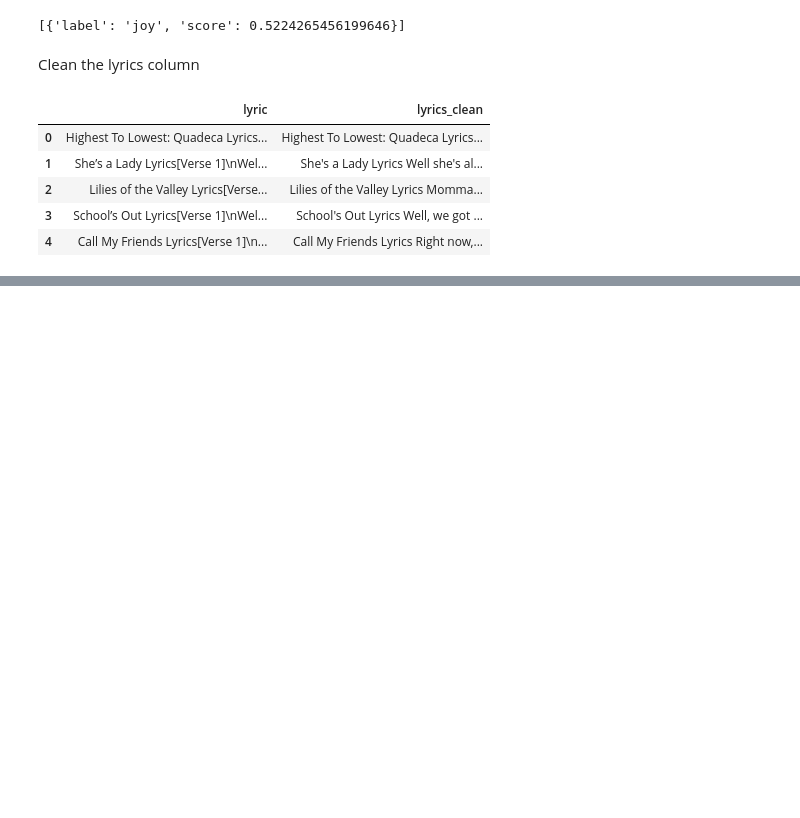
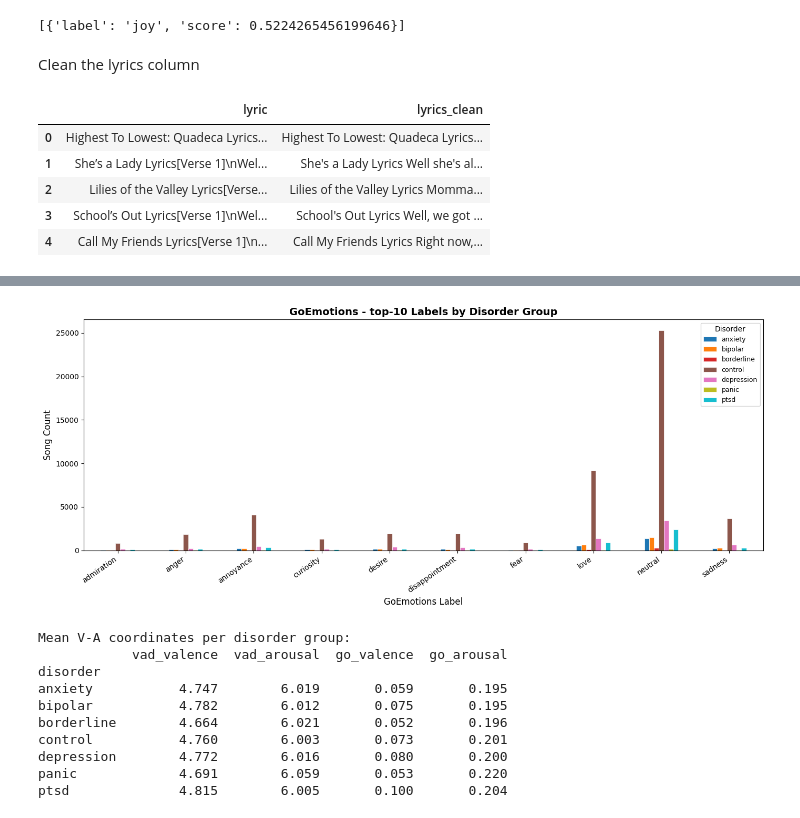
Before and after one commit to filpi86/mer-thesis, a Jupyter notebook: Thesis_twitter.ipynb, the cells around one changed output, grey strips where cells are left out. Saved outputs shown, nothing was run; the diff lists cells and outputs as text; code cells hidden in the pictures; blank space fills up the shorter version.

```diff
--- a/Thesis_twitter.ipynb
+++ b/Thesis_twitter.ipynb
@@ -606,0 +798,41 @@ df_final.to_csv("/content/drive/MyDrive/lyrics_emotions.csv", index=False)
+# %%
+top_n = 10
+
+go_counts = (df_final.groupby(['disorder', 'go_emotion'])
+             .size().reset_index(name='count'))
+
+top_emotions = (go_counts.groupby('go_emotion')['count']
+                .sum().nlargest(top_n).index.tolist())
+
+pivot = (go_counts[go_counts['go_emotion'].isin(top_emotions)]
+         .pivot_table(index='go_emotion', columns='disorder',
+                      values='count', fill_value=0))
+
+ax = pivot.plot(kind='bar', figsize=(14, 6),
+                colormap='tab10', edgecolor='white', linewidth=0.5)
+ax.set_title(f'GoEmotions - top-{top_n} Labels by Disorder Group',
+             fontsize=14, fontweight='bold')
+ax.set_xlabel('GoEmotions Label', fontsize=12)
+ax.set_ylabel('Song Count', fontsize=12)
+ax.legend(title='Disorder', fontsize=9)
+plt.xticks(rotation=35, ha='right')
+plt.tight_layout()
+plt.show()
+
+# MEan V-A per disorder for both models
+print('\nMean V-A coordinates per disorder group:')
+print(df_final.groupby('disorder')[
+    ['vad_valence', 'vad_arousal', 'go_valence', 'go_arousal']
+].mean().round(3).to_string())
+# %% [output]
+[figure, added]
+Mean V-A coordinates per disorder group:
+            vad_valence  vad_arousal  go_valence  go_arousal
+disorder
+anxiety           4.747        6.019       0.059       0.195
+bipolar           4.782        6.012       0.075       0.195
+borderline        4.664        6.021       0.052       0.196
+control           4.760        6.003       0.073       0.201
+depression        4.772        6.016       0.080       0.200
+panic             4.691        6.059       0.053       0.220
+ptsd              4.815        6.005       0.100       0.204
```
Also changed, not shown: parts of 23 cells of this notebook, 8 other files.
